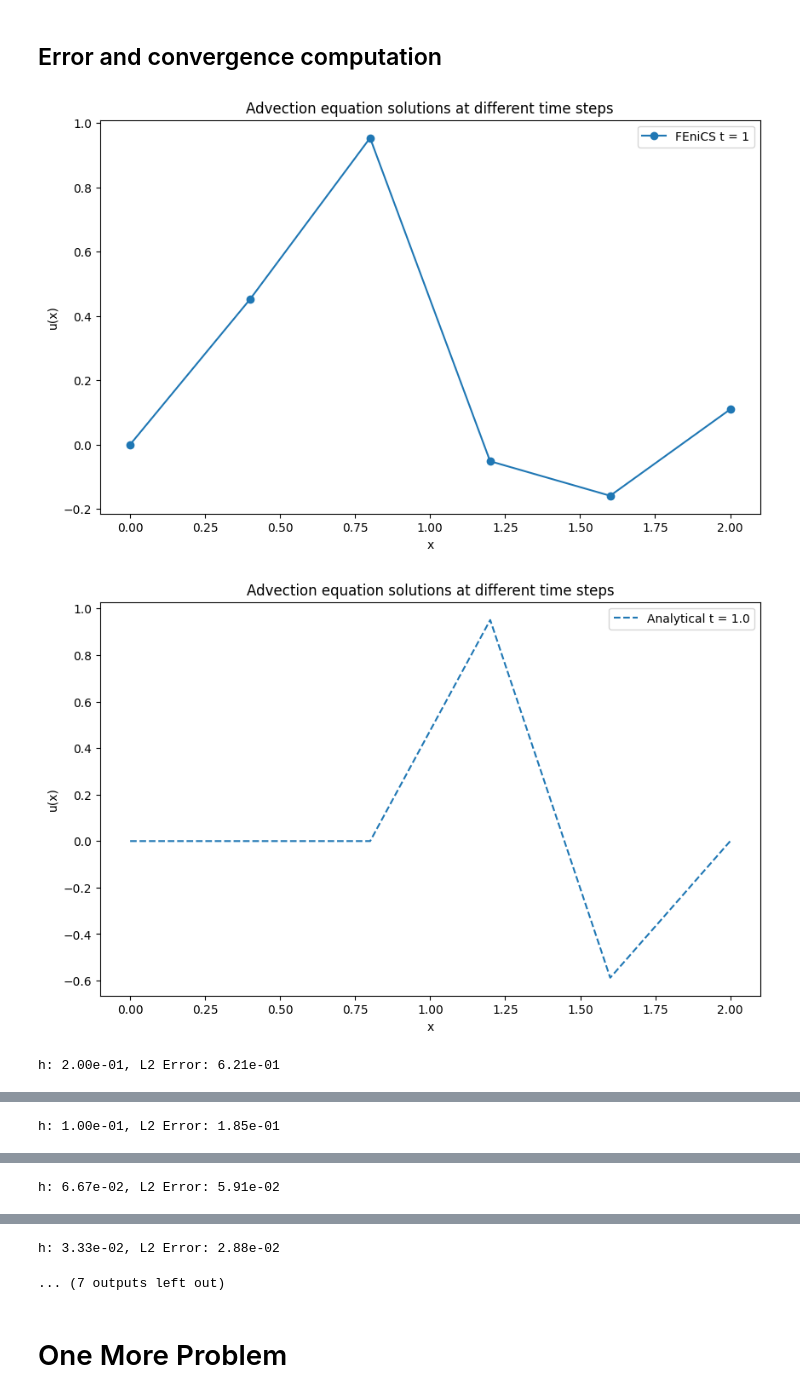
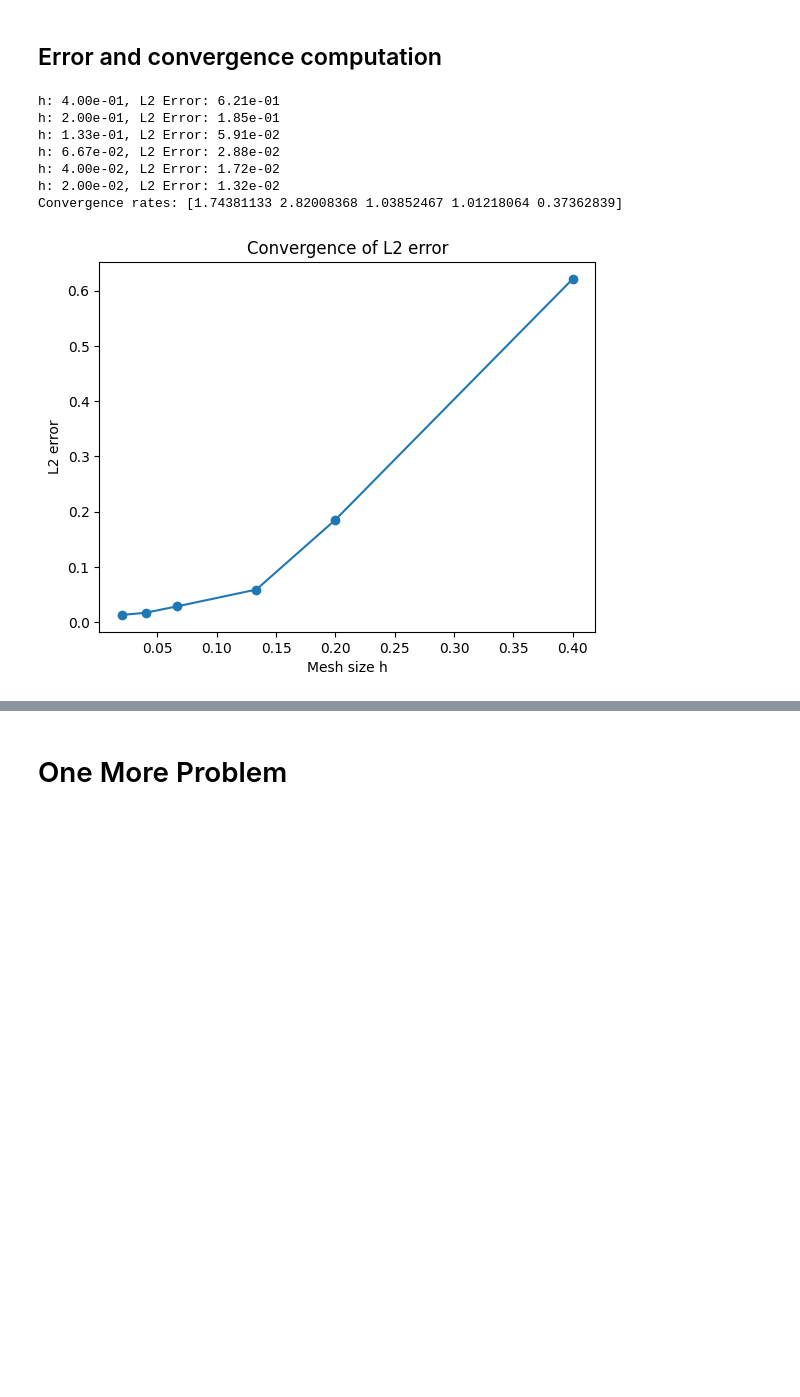
Before and after one commit to partha-sakha-paul/FEniCS_Landlab, a Jupyter notebook: Pure_Advection_1D_by_FEniCS_with_error_conv.ipynb, the cells around one changed output, grey strips where cells are left out. Cells and saved outputs as stored; diff of their text form; code cells hidden in the pictures; blank space fills up the shorter version.

```diff
--- a/Pure_Advection_1D_by_FEniCS_with_error_conv.ipynb
+++ b/Pure_Advection_1D_by_FEniCS_with_error_conv.ipynb
@@ -12,6 +12,7 @@ dt/1 = dx/1 = du/0  , u=c; x-t=c1
 import numpy as np
 from mpi4py import MPI
 from dolfinx import mesh, fem
+import ufl
 from ufl import TrialFunction, TestFunction, inner, grad, dx
 from dolfinx.fem.petsc import LinearProblem
 import matplotlib.pyplot as plt
@@ -33,7 +34,7 @@ u_n = fem.Function(V)
 u_n.interpolate(lambda x: np.sin(2 * np.pi * x[0]))
 
 # Step 4: Define trial and test functions
-u = TrialFunction(V)
+u = ufl.TrialFunction(V)
 v = TestFunction(V)
 
 # Step 5: Weak form for the advection equation using a backward Euler method
@@ -54,7 +55,7 @@ u_new = fem.Function(V)  # Solution at the new time step
 problem = LinearProblem(a, L)
 
 # Store solutions for desired time steps
-times_to_store = [0,0.5,1]
+times_to_store = [0,0.5,1.0]
 stored_solutions = {}
 
 for n in range(num_steps+1):
@@ -75,7 +76,7 @@ for n in range(num_steps+1):
 mesh_points = V.tabulate_dof_coordinates()[:, 0]
 
 # Plot numerical and analytical solutions at different time steps
-plt.figure(figsize=(10, 6))
+plt.figure(figsize=(6, 4))
 
 for time in times_to_store:
     # Analytical solution at this time step
@@ -291,16 +296,16 @@ def compute_L2_error(V, u_fenics, time, c=1.0):
     # u_analytical = np.exp(2 * np.pi * (mesh_points - c * time))
 
     # Plot numerical and analytical solutions at different time steps
-    plt.figure(figsize=(10, 6))
-    # Plotting the solutions
-    plt.plot(mesh_points, u_analytical, linestyle="dashed", label=f"Analytical t = {time}")
+    # plt.figure(figsize=(10, 6))
+    # # Plotting the solutions
+    # plt.plot(mesh_points, u_analytical, linestyle="dashed", label=f"Analytical t = {time}")
 
-    # Final plot configurations
-    plt.legend()
-    plt.xlabel("x")
-    plt.ylabel("u(x)")
-    plt.title(f"Advection equation solutions at different time steps")
-    plt.show()
+    # # Final plot configurations
+    # plt.legend()
+    # plt.xlabel("x")
+    # plt.ylabel("u(x)")
+    # plt.title(f"Advection equation solutions at different time steps")
+    # plt.show()
 
     # Compute the L2 error between the numerical and analytical solutions
     error = np.sqrt(np.sum((u_fenics - u_analytical) ** 2) * (1 / len(mesh_points)))
@@ -316,47 +321,52 @@ for i, N in enumerate(Ns):
 
     mesh_points = V.tabulate_dof_coordinates()[:, 0]
     # Plot numerical and analytical solutions at different time steps
-    plt.figure(figsize=(10, 6))
-    # Plotting the solutions
-    plt.plot(mesh_points, u_fenics, marker='o', linestyle="solid", label=f"FEniCS t = {time}")
+    # plt.figure(figsize=(10, 6))
+    # # Plotting the solutions
+    # plt.plot(mesh_points, u_fenics, marker='o', linestyle="solid", label=f"FEniCS t = {time}")
 
-    # Final plot configurations
-    plt.legend()
-    plt.xlabel("x")
-    plt.ylabel("u(x)")
-    plt.title(f"Advection equation solutions at different time steps")
-    plt.show()
+    # # Final plot configurations
+    # plt.legend()
+    # plt.xlabel("x")
+    # plt.ylabel("u(x)")
+    # plt.title(f"Advection equation solutions at different time steps")
+    # plt.show()
 
     # Compute L2 error at final time t = 1.0
     Es[i] = compute_L2_error(V, u_fenics, time=1.0, c=1.0)
 
     # Mesh size h
-    hs[i] = 1.0 / N
+    hs[i] = 2.0 / N
 
     # Print the error for each mesh resolution
     comm = V.mesh.comm
     if comm.rank == 0:
         print(f"h: {hs[i]:.2e}, L2 Error: {Es[i]:.2e}")
 # rates = np.log(Es[1:] / Es[:-1]) / np.log(hs[1:] / hs[:-1])
 # if comm.rank == 0:
 #     print(f"Rates: {rates}")
-print(Es)
-print(hs)
+# print(Es)
+# print(hs)
 # Compute the convergence rates
 rates = np.log(Es[1:] / Es[:-1]) / np.log(hs[1:] / hs[:-1])
 
 # Print the convergence rates
 if comm.rank == 0:
     print(f"Convergence rates: {rates}")
 
 # Plot convergence rates
 plt.figure()
-plt.loglog(hs, Es, marker="o")
+plt.plot(hs, Es, marker="o")
 plt.xlabel("Mesh size h")
 plt.ylabel("L2 error")
 plt.title("Convergence of L2 error")
 plt.show()
 # %% [output]
+h: 4.00e-01, L2 Error: 6.21e-01
+h: 2.00e-01, L2 Error: 1.85e-01
+h: 1.33e-01, L2 Error: 5.91e-02
+h: 6.67e-02, L2 Error: 2.88e-02
+h: 4.00e-02, L2 Error: 1.72e-02
+h: 2.00e-02, L2 Error: 1.32e-02
+Convergence rates: [1.74381133 2.82008368 1.03852467 1.01218064 0.37362839]
-[figure, old version]
+[figure, new version]
-[figure, removed]
-h: 2.00e-01, L2 Error: 6.21e-01
@@ -365 +372,0 @@ h: 2.00e-01, L2 Error: 6.21e-01
-h: 1.00e-01, L2 Error: 1.85e-01
@@ -368 +372,0 @@ h: 1.00e-01, L2 Error: 1.85e-01
-h: 6.67e-02, L2 Error: 5.91e-02
@@ -371,5 +373,3 @@ h: 6.67e-02, L2 Error: 5.91e-02
-h: 3.33e-02, L2 Error: 2.88e-02
-... (7 outputs left out)
 # %% [markdown]
 # One More Problem
 # %% [markdown]
```
Also changed, not shown: parts of 11 cells of this notebook.
